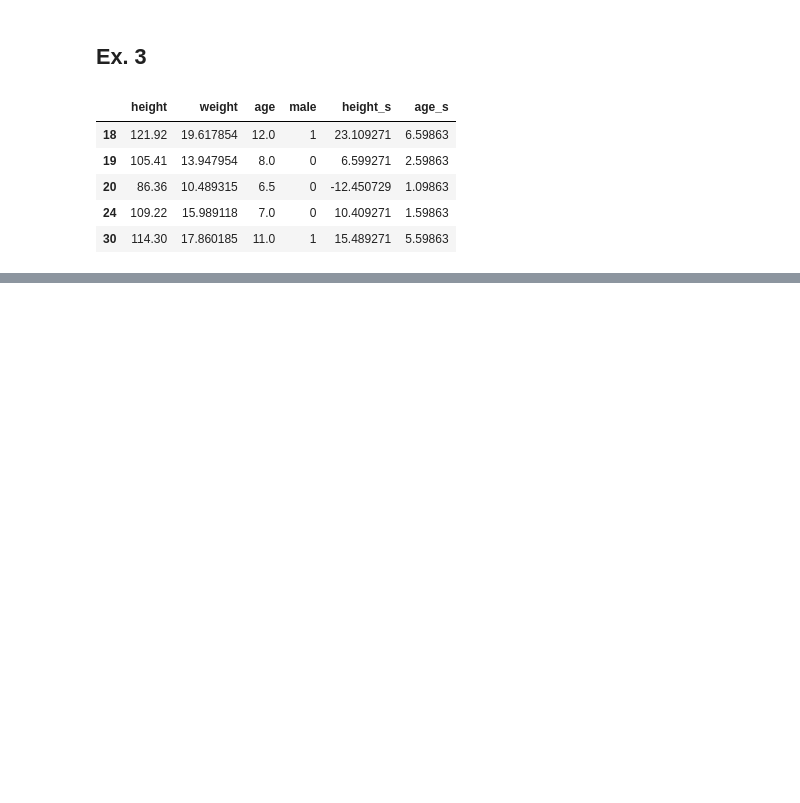
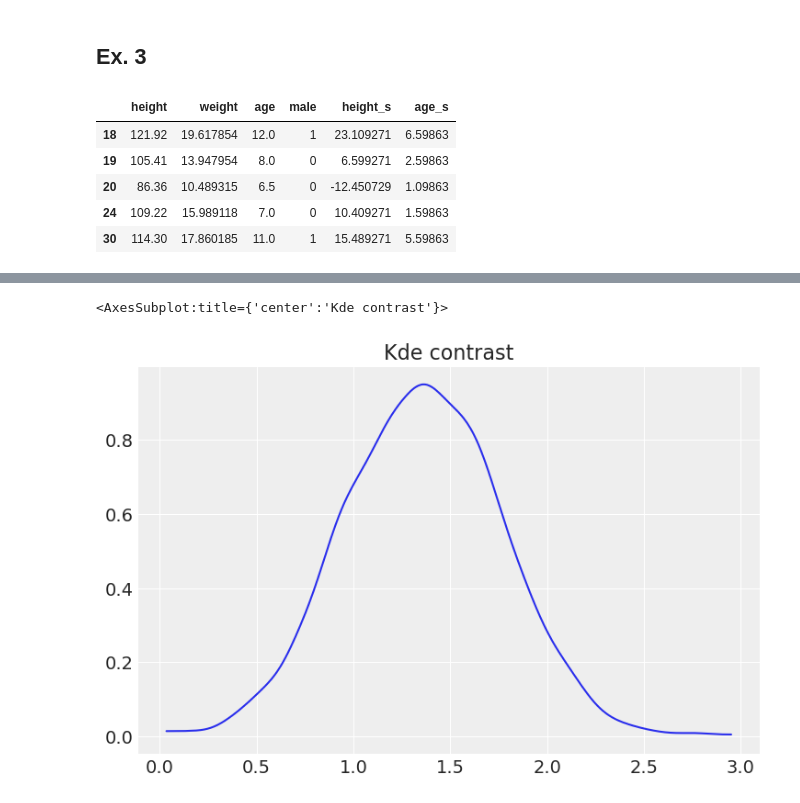
Before and after one commit to fhte2/statistical-rethinking, a Jupyter notebook: Week_2_exercises.ipynb, the cells around one changed output, grey strips where cells are left out. Saved outputs shown, nothing was run; the diff lists cells and outputs as text; code cells hidden in the pictures; blank space fills up the shorter version.

```diff
--- a/Week_2_exercises.ipynb
+++ b/Week_2_exercises.ipynb
@@ -449,2 +450,3 @@ with w_2_4:
 # %%
 #compute posterior contrast
+diff = trace_2_5['alpha'][:,0] - trace_2_5['alpha'][:,1]
@@ -452,0 +462,7 @@ seq_heigth = np.linspace(50, 120, 30)
+# %%
+fig, ax = plt.subplots()
+ax.set_title('Kde contrast')
+az.plot_kde(diff, ax=ax)
+# %% [output]
+<AxesSubplot:title={'center':'Kde contrast'}>
+[figure, added]
```
Also changed, not shown: parts of 9 cells of this notebook.
